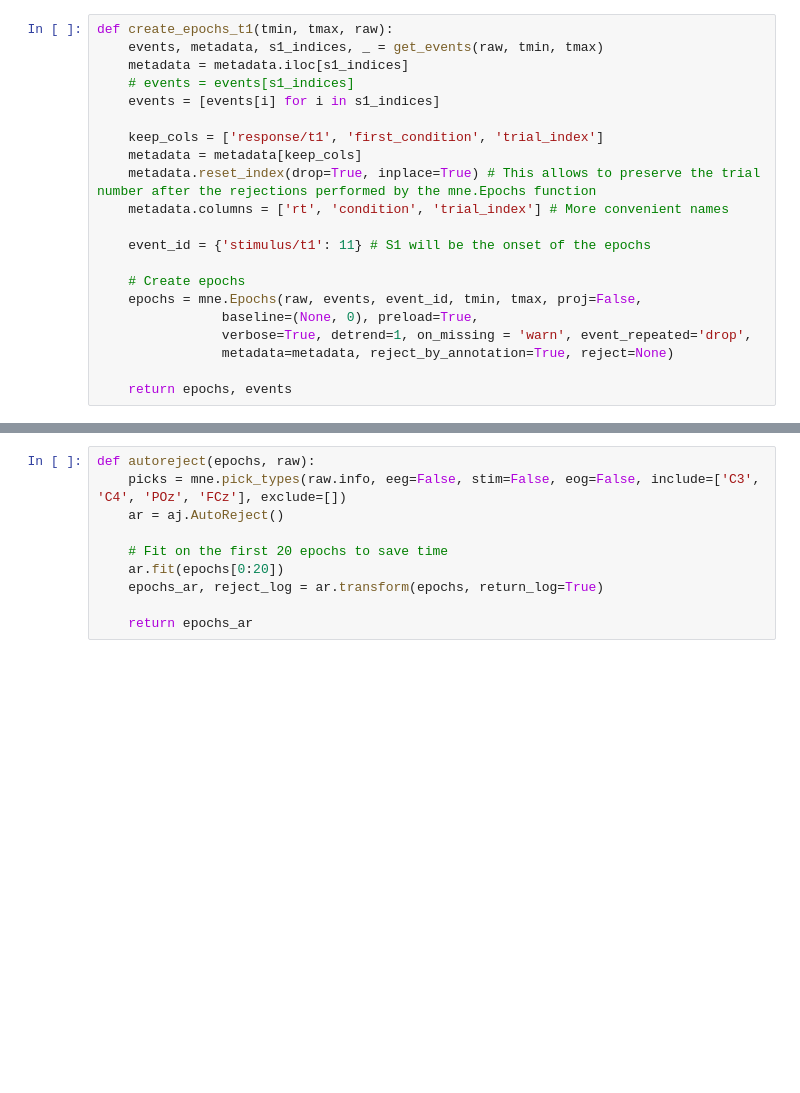
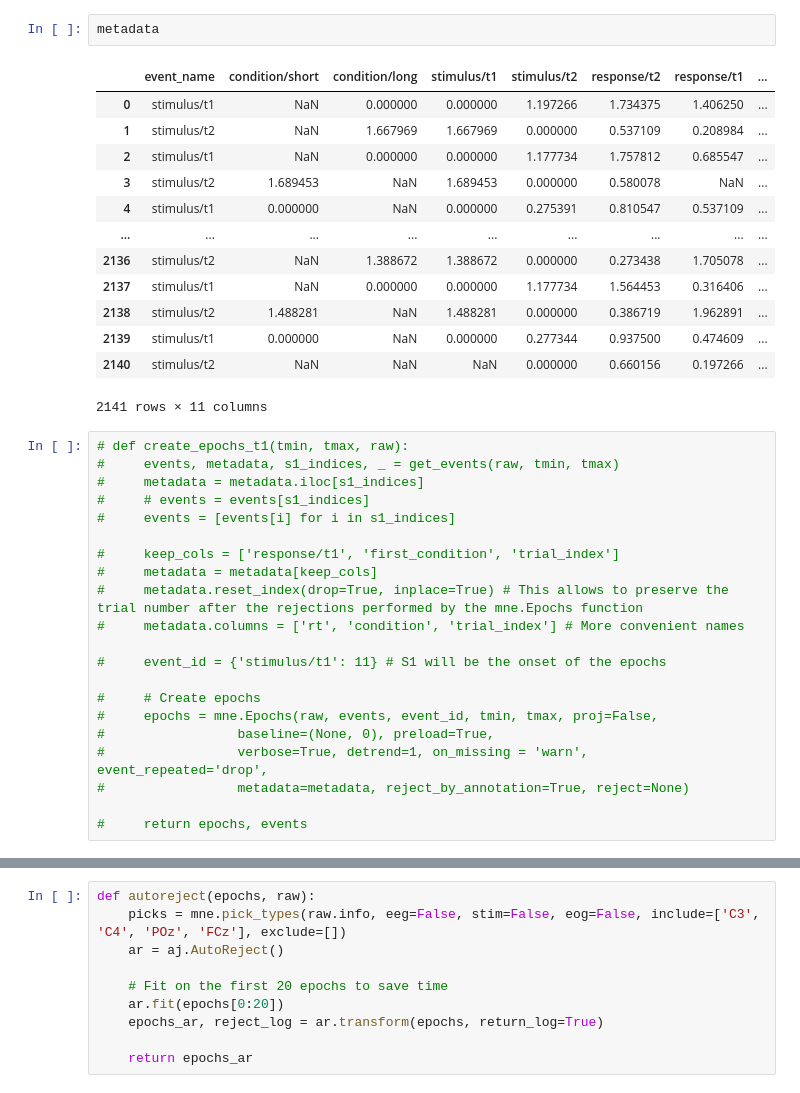
Before and after one commit to rickdott/prp, a Jupyter notebook: preprocessing/1_epoching.ipynb, the cells around one changed output, grey strips where cells are left out. Saved outputs shown, nothing was run; the diff lists cells and outputs as text; blank space fills up the shorter version.

```diff
--- a/preprocessing/1_epoching.ipynb
+++ b/preprocessing/1_epoching.ipynb
@@ -106,22 +51,38 @@ def get_events(raw, tmin, tmax):
+# %%
+metadata
+# %% [output]
+|  | event_name | condition/short | condition/long | stimulus/t1 | stimulus/t2 | response/t2 | response/t1 | ... |
+| 0 | stimulus/t1 | NaN | 0.000000 | 0.000000 | 1.197266 | 1.734375 | 1.406250 | ... |
+| 1 | stimulus/t2 | NaN | 1.667969 | 1.667969 | 0.000000 | 0.537109 | 0.208984 | ... |
+| 2 | stimulus/t1 | NaN | 0.000000 | 0.000000 | 1.177734 | 1.757812 | 0.685547 | ... |
+| 3 | stimulus/t2 | 1.689453 | NaN | 1.689453 | 0.000000 | 0.580078 | NaN | ... |
+| 4 | stimulus/t1 | 0.000000 | NaN | 0.000000 | 0.275391 | 0.810547 | 0.537109 | ... |
+| ... | ... | ... | ... | ... | ... | ... | ... | ... |
+| 2136 | stimulus/t2 | NaN | 1.388672 | 1.388672 | 0.000000 | 0.273438 | 1.705078 | ... |
+| 2137 | stimulus/t1 | NaN | 0.000000 | 0.000000 | 1.177734 | 1.564453 | 0.316406 | ... |
+| 2138 | stimulus/t2 | 1.488281 | NaN | 1.488281 | 0.000000 | 0.386719 | 1.962891 | ... |
+| 2139 | stimulus/t1 | 0.000000 | NaN | 0.000000 | 0.277344 | 0.937500 | 0.474609 | ... |
+| 2140 | stimulus/t2 | NaN | NaN | NaN | 0.000000 | 0.660156 | 0.197266 | ... |
+2141 rows × 11 columns
 # %%
-def create_epochs_t1(tmin, tmax, raw):
-    events, metadata, s1_indices, _ = get_events(raw, tmin, tmax)
-    metadata = metadata.iloc[s1_indices]
-    # events = events[s1_indices]
-    events = [events[i] for i in s1_indices]
+# def create_epochs_t1(tmin, tmax, raw):
+#     events, metadata, s1_indices, _ = get_events(raw, tmin, tmax)
+#     metadata = metadata.iloc[s1_indices]
+#     # events = events[s1_indices]
+#     events = [events[i] for i in s1_indices]
 
-    keep_cols = ['response/t1', 'first_condition', 'trial_index']
-    metadata = metadata[keep_cols]
-    metadata.reset_index(drop=True, inplace=True) # This allows to preserve the trial number after the rejections performed by the mne.Epochs function
-    metadata.columns = ['rt', 'condition', 'trial_index'] # More convenient names
+#     keep_cols = ['response/t1', 'first_condition', 'trial_index']
+#     metadata = metadata[keep_cols]
+#     metadata.reset_index(drop=True, inplace=True) # This allows to preserve the trial number after the rejections performed by the mne.Epochs function
+#     metadata.columns = ['rt', 'condition', 'trial_index'] # More convenient names
 
-    event_id = {'stimulus/t1': 11} # S1 will be the onset of the epochs
+#     event_id = {'stimulus/t1': 11} # S1 will be the onset of the epochs
 
-    # Create epochs
-    epochs = mne.Epochs(raw, events, event_id, tmin, tmax, proj=False,
-                baseline=(None, 0), preload=True,
-                verbose=True, detrend=1, on_missing = 'warn', event_repeated='drop',
-                metadata=metadata, reject_by_annotation=True, reject=None)
+#     # Create epochs
+#     epochs = mne.Epochs(raw, events, event_id, tmin, tmax, proj=False,
+#                 baseline=(None, 0), preload=True,
+#                 verbose=True, detrend=1, on_missing = 'warn', event_repeated='drop',
+#                 metadata=metadata, reject_by_annotation=True, reject=None)
 
-    return epochs, events
+#     return epochs, events
 # %%
```
Also changed, not shown: parts of 16 cells of this notebook, 28 other files.
